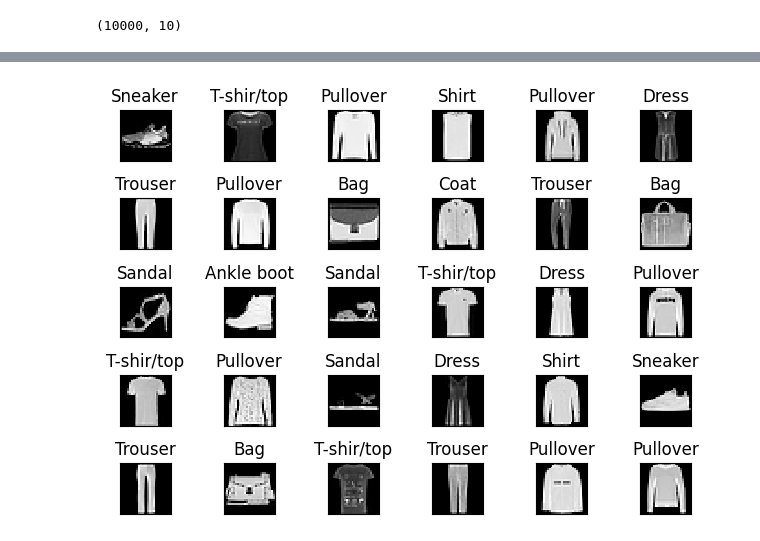
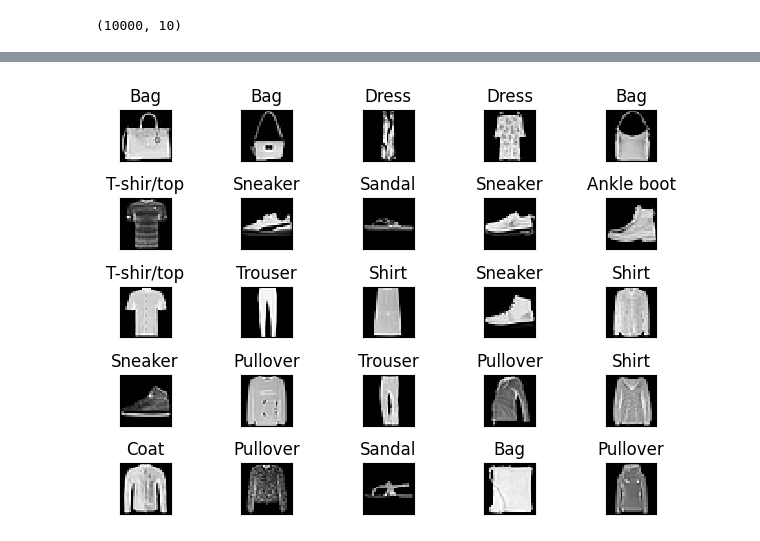
Before and after one commit to thaohung13/AI_W9_31_3_2023, a Jupyter notebook: FASHION_MNIST.ipynb, the cells around one changed output, grey strips where cells are left out. Cells and saved outputs as stored; diff of their text form; code cells hidden in the pictures.

```diff
--- a/FASHION_MNIST.ipynb
+++ b/FASHION_MNIST.ipynb
@@ -125,10 +127,10 @@ Epoch 6/10
 # %%
-x_images = test_images[70:100]
+x_images = test_images[30:55]
 pred = np.argmax(model.predict(x_images), axis=-1)
-x_images = np.reshape(x_images, (30,28,28,1))
+x_images = np.reshape(x_images, (25,28,28,1))
 
-for i in range(30):
-  plt.subplot(5,6,i+1)
+for i in range(25):
+  plt.subplot(5,5,i+1)
   plt.tight_layout()
   plt.imshow(x_images[i], cmap = 'gray', interpolation = 'none')
   plt.title('{}'.format(class_name[pred[i]]))
@@ -139 +141 @@ for i in range(30):
-[figure, old version]
+[figure, new version]
```
Also changed, not shown: parts of 4 cells of this notebook.
